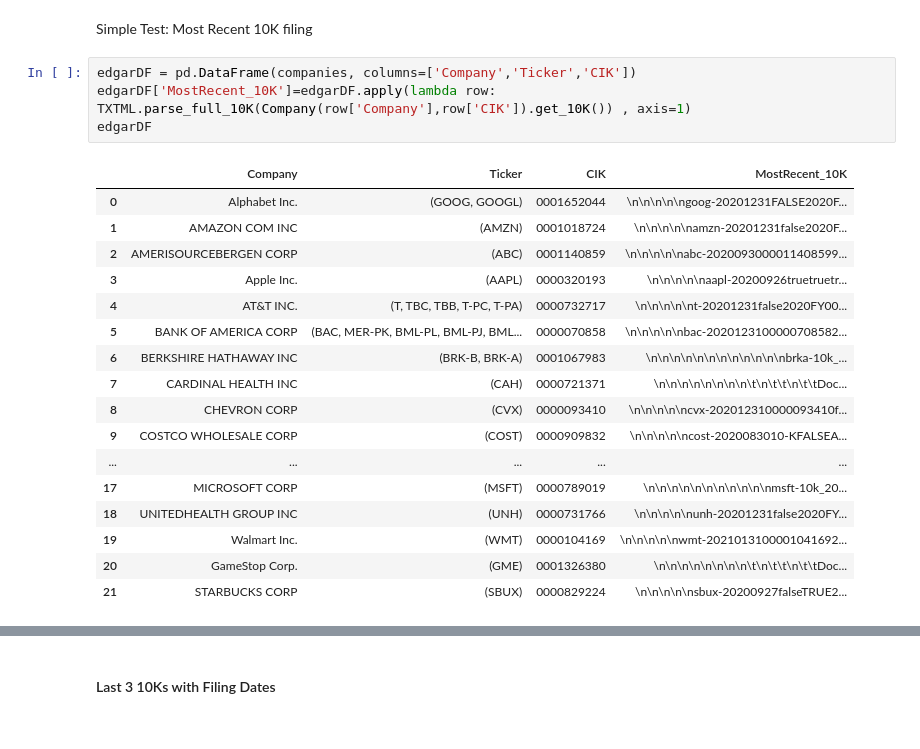
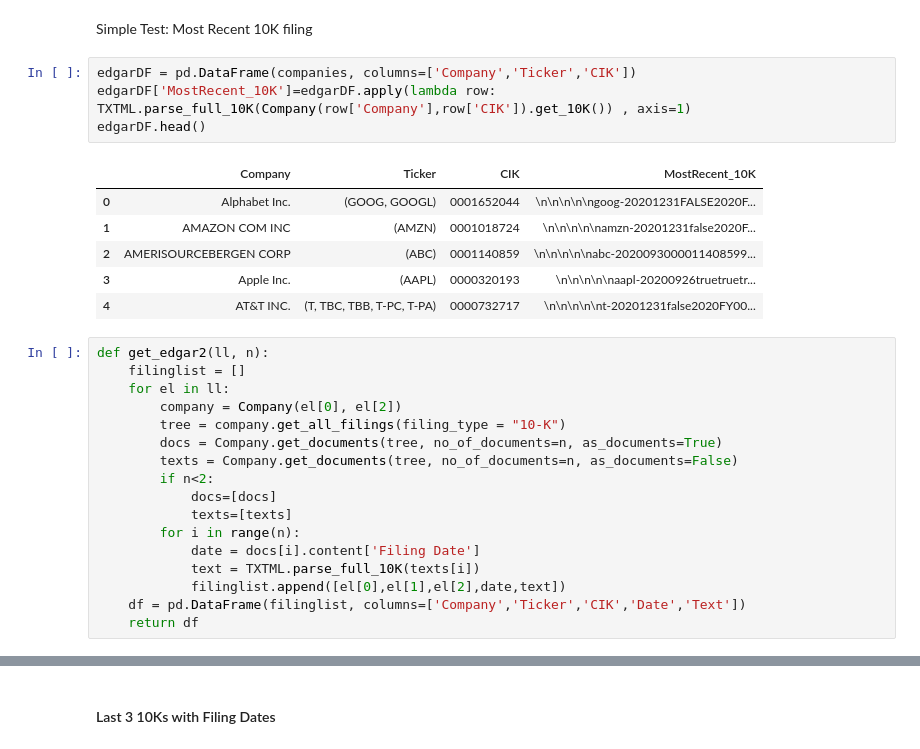
Before and after one commit to SouthernMethodistUniversity/text_mining_with_python, a Jupyter notebook: intro_to_working_with_text.ipynb, the cells around one changed output, grey strips where cells are left out. Cells and saved outputs as stored; diff of their text form.

```diff
--- a/intro_to_working_with_text.ipynb
+++ b/intro_to_working_with_text.ipynb
@@ -80,22 +80,28 @@ Simple Test: Most Recent 10K filing
 # %%
 edgarDF = pd.DataFrame(companies, columns=['Company','Ticker','CIK'])
 edgarDF['MostRecent_10K']=edgarDF.apply(lambda row: TXTML.parse_full_10K(Company(row['Company'],row['CIK']).get_10K()) , axis=1)
-edgarDF
+edgarDF.head()
 # %% [output]
 |  | Company | Ticker | CIK | MostRecent_10K |
 | 0 | Alphabet Inc. | (GOOG, GOOGL) | 0001652044 | \n\n\n\n\ngoog-20201231FALSE2020F... |
 | 1 | AMAZON COM INC | (AMZN) | 0001018724 | \n\n\n\n\namzn-20201231false2020F... |
 | 2 | AMERISOURCEBERGEN CORP | (ABC) | 0001140859 | \n\n\n\n\nabc-2020093000011408599... |
 | 3 | Apple Inc. | (AAPL) | 0000320193 | \n\n\n\n\naapl-20200926truetruetr... |
 | 4 | AT&T INC. | (T, TBC, TBB, T-PC, T-PA) | 0000732717 | \n\n\n\n\nt-20201231false2020FY00... |
-| 5 | BANK OF AMERICA CORP | (BAC, MER-PK, BML-PL, BML-PJ, BML... | 0000070858 | \n\n\n\n\nbac-2020123100000708582... |
-| 6 | BERKSHIRE HATHAWAY INC | (BRK-B, BRK-A) | 0001067983 | \n\n\n\n\n\n\n\n\n\n\n\nbrka-10k_... |
-| 7 | CARDINAL HEALTH INC | (CAH) | 0000721371 | \n\n\n\n\n\n\n\n\t\n\t\t\n\t\tDoc... |
-| 8 | CHEVRON CORP | (CVX) | 0000093410 | \n\n\n\n\ncvx-202012310000093410f... |
-| 9 | COSTCO WHOLESALE CORP | (COST) | 0000909832 | \n\n\n\n\ncost-2020083010-KFALSEA... |
-| ... | ... | ... | ... | ... |
-| 17 | MICROSOFT CORP | (MSFT) | 0000789019 | \n\n\n\n\n\n\n\n\n\n\nmsft-10k_20... |
-| 18 | UNITEDHEALTH GROUP INC | (UNH) | 0000731766 | \n\n\n\n\nunh-20201231false2020FY... |
-| 19 | Walmart Inc. | (WMT) | 0000104169 | \n\n\n\n\nwmt-2021013100001041692... |
-| 20 | GameStop Corp. | (GME) | 0001326380 | \n\n\n\n\n\n\n\n\t\n\t\t\n\t\tDoc... |
-| 21 | STARBUCKS CORP | (SBUX) | 0000829224 | \n\n\n\n\nsbux-20200927falseTRUE2... |
+# %%
+def get_edgar2(ll, n):
+    filinglist = []
+    for el in ll:
+        company = Company(el[0], el[2])
+        tree = company.get_all_filings(filing_type = "10-K")
+        docs = Company.get_documents(tree, no_of_documents=n, as_documents=True)
+        texts = Company.get_documents(tree, no_of_documents=n, as_documents=False)
+        if n<2:
+            docs=[docs]
+            texts=[texts]
+        for i in range(n):
+            date = docs[i].content['Filing Date']
+            text = TXTML.parse_full_10K(texts[i])
+            filinglist.append([el[0],el[1],el[2],date,text])
+    df = pd.DataFrame(filinglist, columns=['Company','Ticker','CIK','Date','Text'])
+    return df
```
Also changed, not shown: parts of 6 cells of this notebook, 1 other file.
